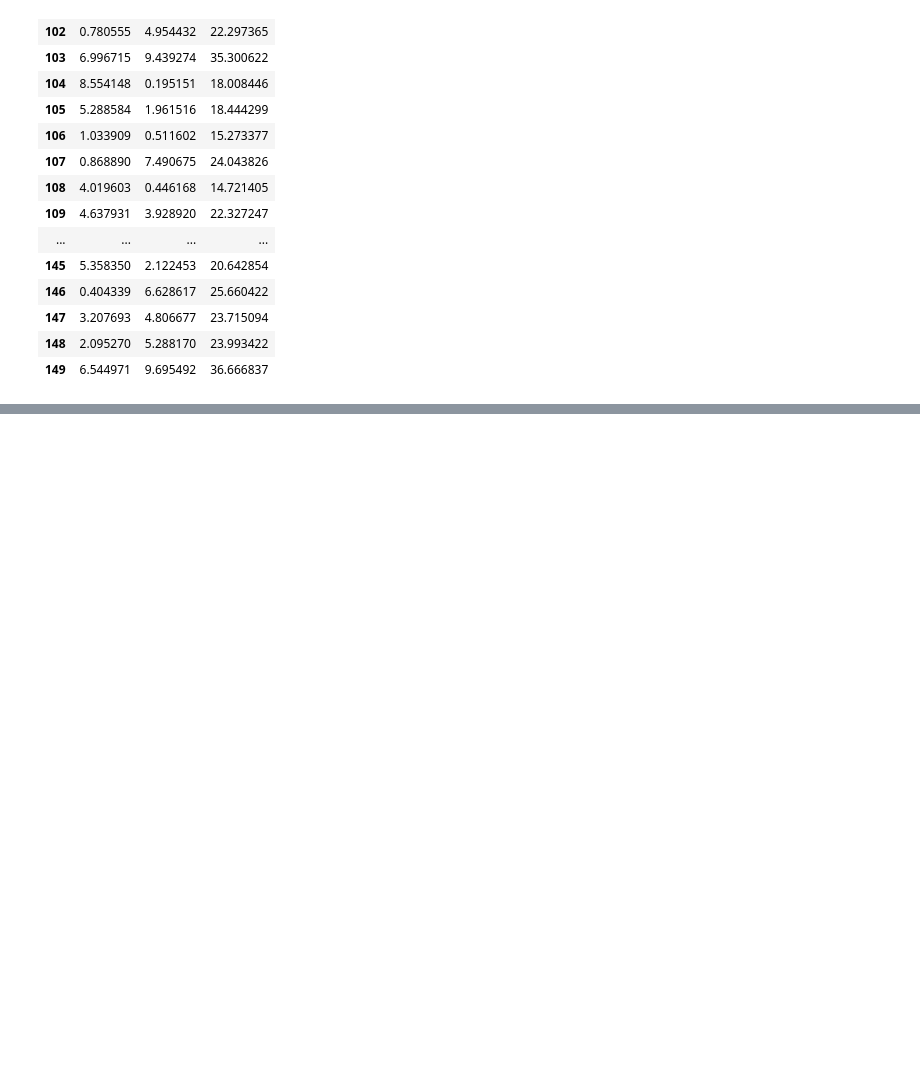
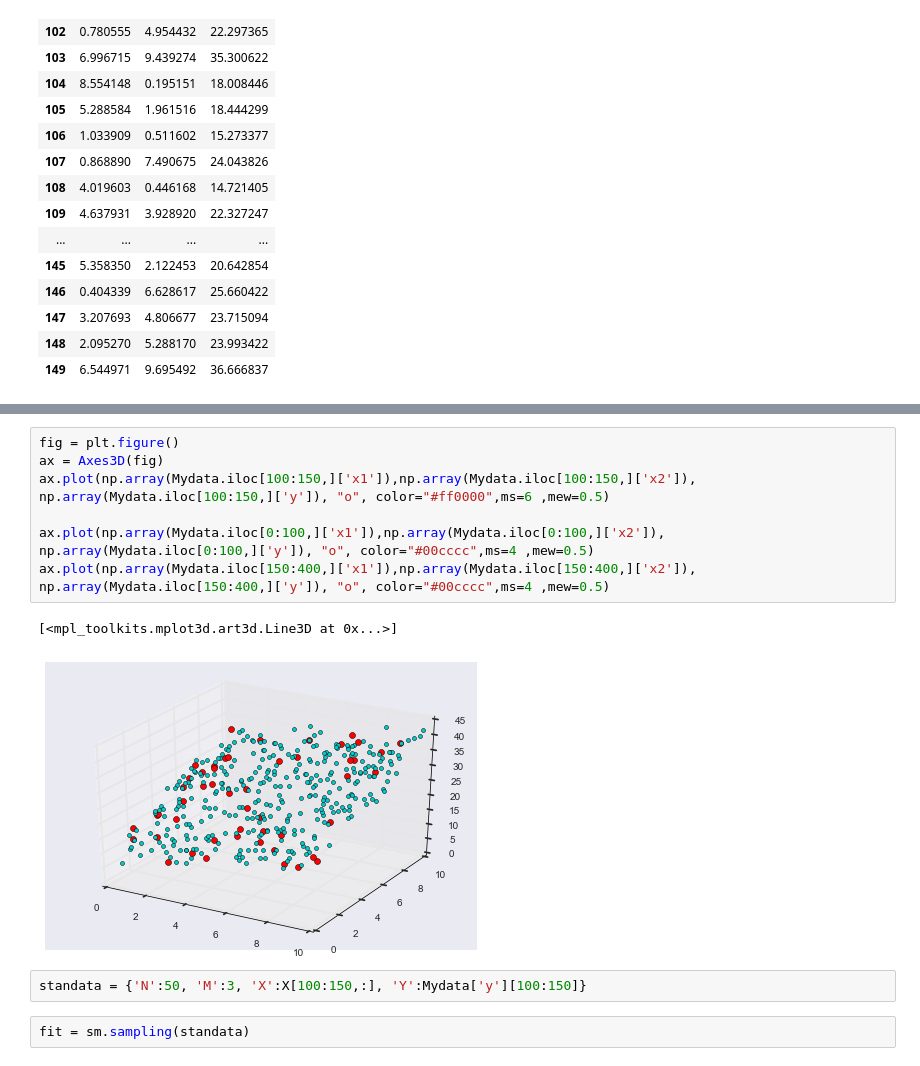
Before and after one commit to currypan/files, a Jupyter notebook: chapter18_ex.ipynb, the cells around one changed output, grey strips where cells are left out. Saved outputs shown, nothing was run; the diff lists cells and outputs as text; blank space fills up the shorter version.

```diff
--- a/chapter18_ex.ipynb
+++ b/chapter18_ex.ipynb
@@ -303,0 +285,14 @@ ax.plot(np.array(Mydata.iloc[100:150,]['x1']),np.array(Mydata.iloc[100:150,]['x2
+# %%
+fig = plt.figure()
+ax = Axes3D(fig)
+ax.plot(np.array(Mydata.iloc[100:150,]['x1']),np.array(Mydata.iloc[100:150,]['x2']), np.array(Mydata.iloc[100:150,]['y']), "o", color="#ff0000",ms=6 ,mew=0.5)
+
+ax.plot(np.array(Mydata.iloc[0:100,]['x1']),np.array(Mydata.iloc[0:100,]['x2']), np.array(Mydata.iloc[0:100,]['y']), "o", color="#00cccc",ms=4 ,mew=0.5)
+ax.plot(np.array(Mydata.iloc[150:400,]['x1']),np.array(Mydata.iloc[150:400,]['x2']), np.array(Mydata.iloc[150:400,]['y']), "o", color="#00cccc",ms=4 ,mew=0.5)
+# %% [output]
+[<mpl_toolkits.mplot3d.art3d.Line3D at 0x...>]
+[figure, added]
+# %%
+standata = {'N':50, 'M':3, 'X':X[100:150,:], 'Y':Mydata['y'][100:150]}
+# %%
+fit = sm.sampling(standata)
```
Also changed, not shown: parts of 38 cells of this notebook.
